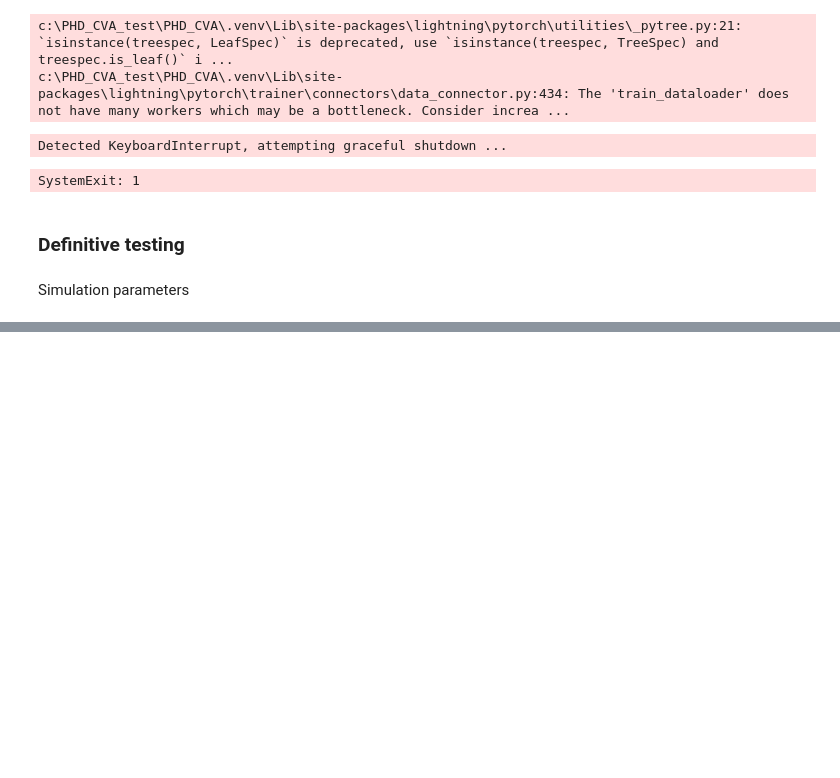
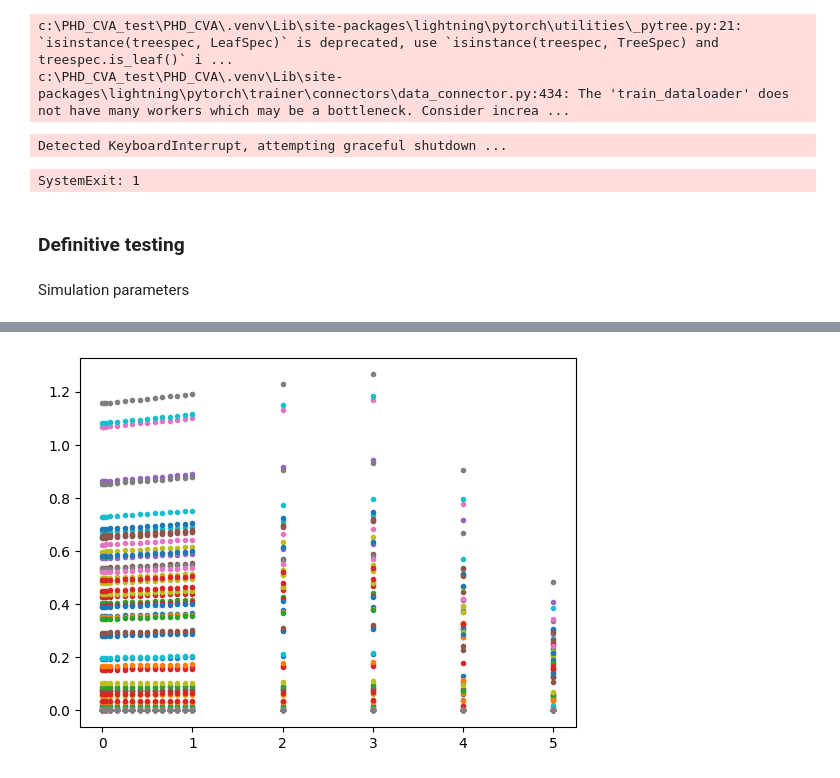
Before and after one commit to Lolillosky/PHD_CVA, a Jupyter notebook: NOTEBOOKS/PaperNotebooks/Model_tests.ipynb, the cells around one changed output, grey strips where cells are left out. Saved outputs shown, nothing was run; the diff lists cells and outputs as text; code cells hidden in the pictures; blank space fills up the shorter version.

```diff
--- a/NOTEBOOKS/PaperNotebooks/Model_tests.ipynb
+++ b/NOTEBOOKS/PaperNotebooks/Model_tests.ipynb
@@ -590,0 +595,4 @@ plt.plot(cf_handler.simulation_dates, cashflows_matrix[0:4].T);
+# %%
+plt.plot(cf_handler.ccr_dates, sum_discounted_cf_ccr[0:100].T, '.');
+# %% [output]
+[figure, added]
```
Also changed, not shown: parts of 2 cells of this notebook, 1 other file.
